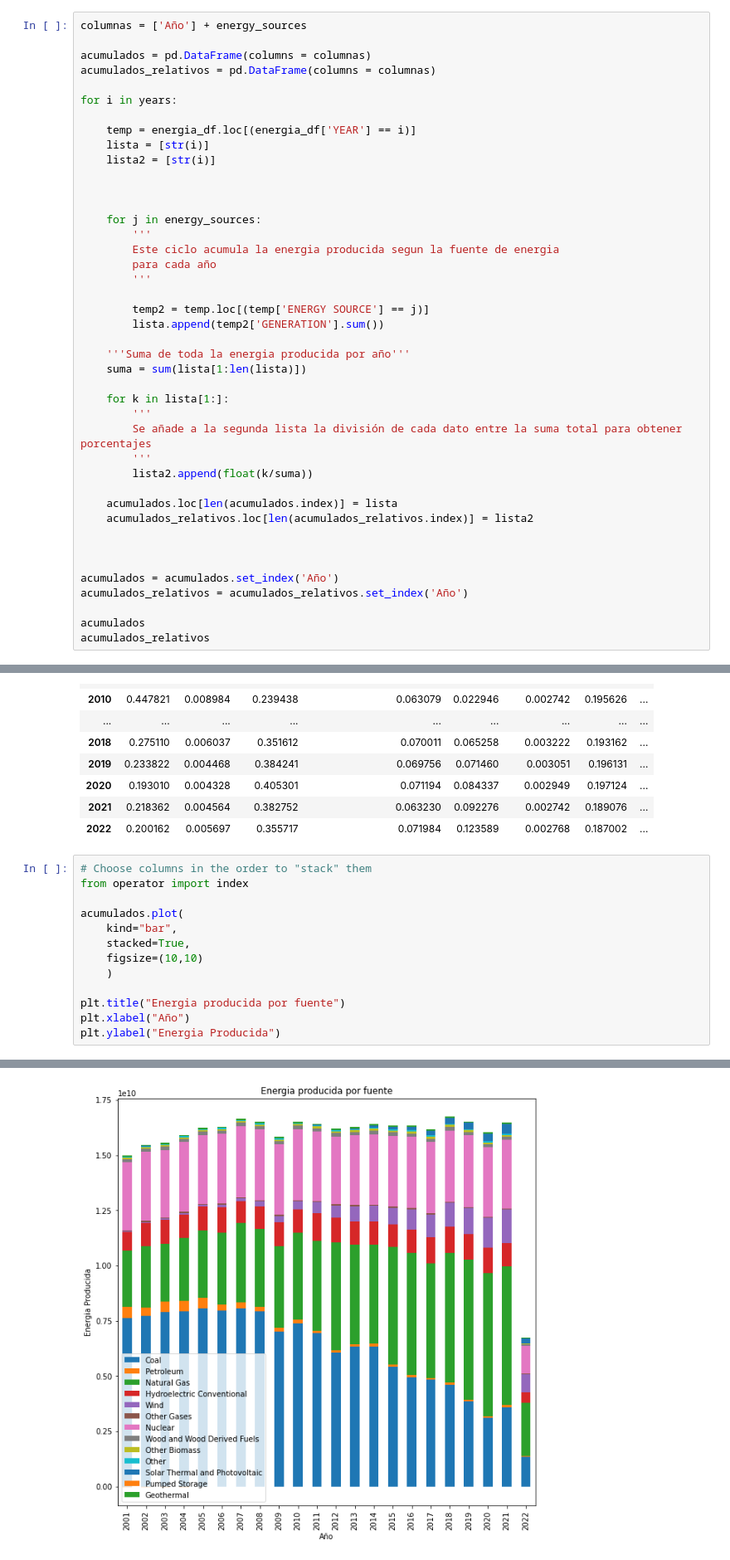
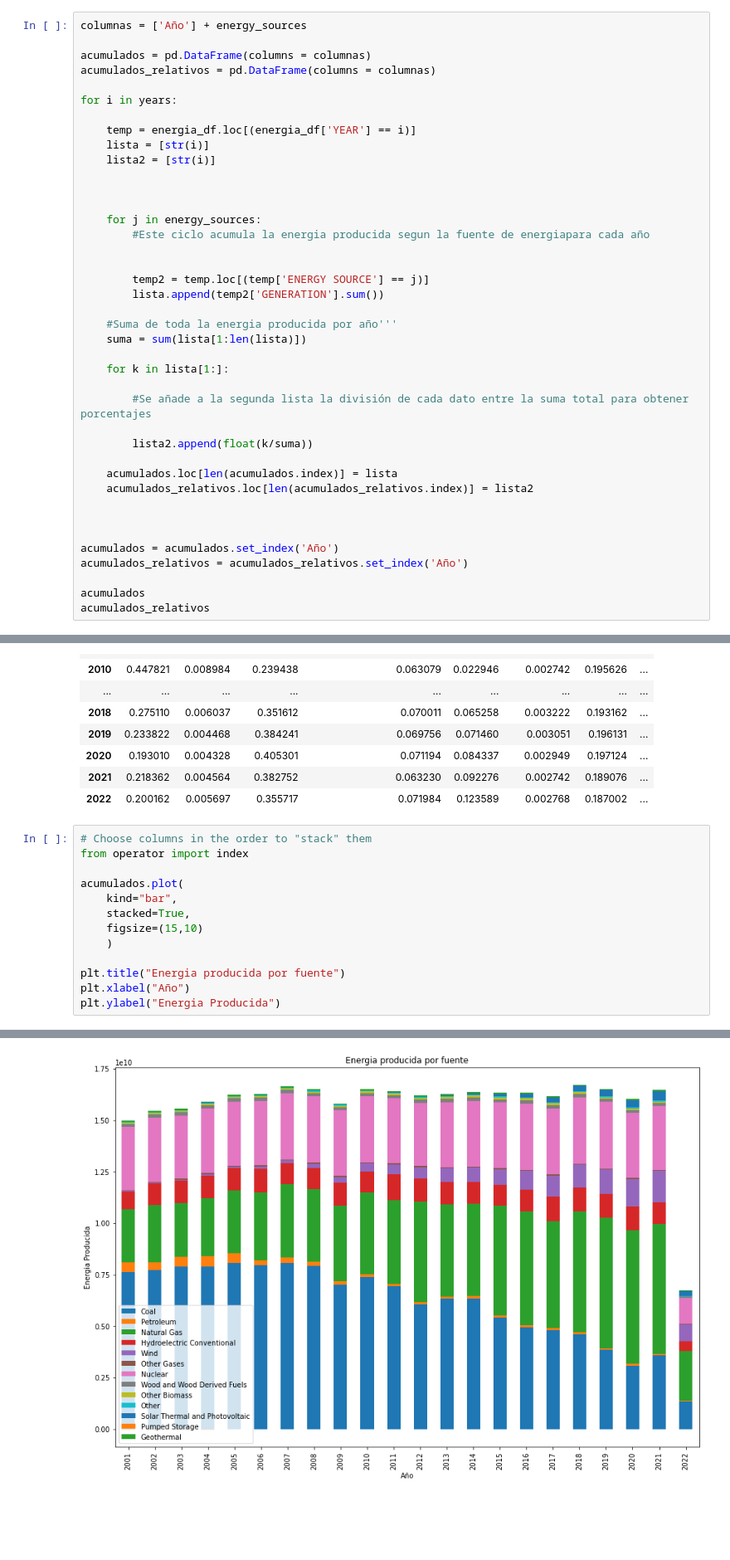
Before and after one commit to EnriqueLaguna/ProyectoAnalisisDatos, a Jupyter notebook: Codigo/graficas.ipynb, the cells around one changed output, grey strips where cells are left out. Shown at 83% size. Saved outputs shown, nothing was run; the diff lists cells and outputs as text; blank space fills up the shorter version.

```diff
--- a/Codigo/graficas.ipynb
+++ b/Codigo/graficas.ipynb
@@ -141,21 +174,19 @@ for i in years:
 
 
     for j in energy_sources:
-        '''
-        Este ciclo acumula la energia producida segun la fuente de energia
-        para cada año
-        '''
+        #Este ciclo acumula la energia producida segun la fuente de energiapara cada año
+
 
         temp2 = temp.loc[(temp['ENERGY SOURCE'] == j)]
         lista.append(temp2['GENERATION'].sum())
 
-    '''Suma de toda la energia producida por año'''
+    #Suma de toda la energia producida por año'''
     suma = sum(lista[1:len(lista)])
 
     for k in lista[1:]:
-        '''
-        Se añade a la segunda lista la división de cada dato entre la suma total para obtener porcentajes
-        '''
+
+        #Se añade a la segunda lista la división de cada dato entre la suma total para obtener porcentajes
+
         lista2.append(float(k/suma))
 
     acumulados.loc[len(acumulados.index)] = lista
@@ -208,22 +239,22 @@ acumulados_relativos
 # %%
 # Choose columns in the order to "stack" them
 from operator import index
 
 acumulados.plot(
     kind="bar",
     stacked=True,
-    figsize=(10,10)
+    figsize=(15,10)
     )
 
 plt.title("Energia producida por fuente")
 plt.xlabel("Año")
 plt.ylabel("Energia Producida")
 # %% [output]
 <AxesSubplot:xlabel='Año'>
 Text(0.5, 1.0, 'Energia producida por fuente')
 Text(0.5, 0, 'Año')
 Text(0, 0.5, 'Energia Producida')
-[figure, old version]
+[figure, new version]
 # %%
 acumulados_relativos.plot(
     kind="bar",
```
Also changed, not shown: parts of 6 cells of this notebook.
